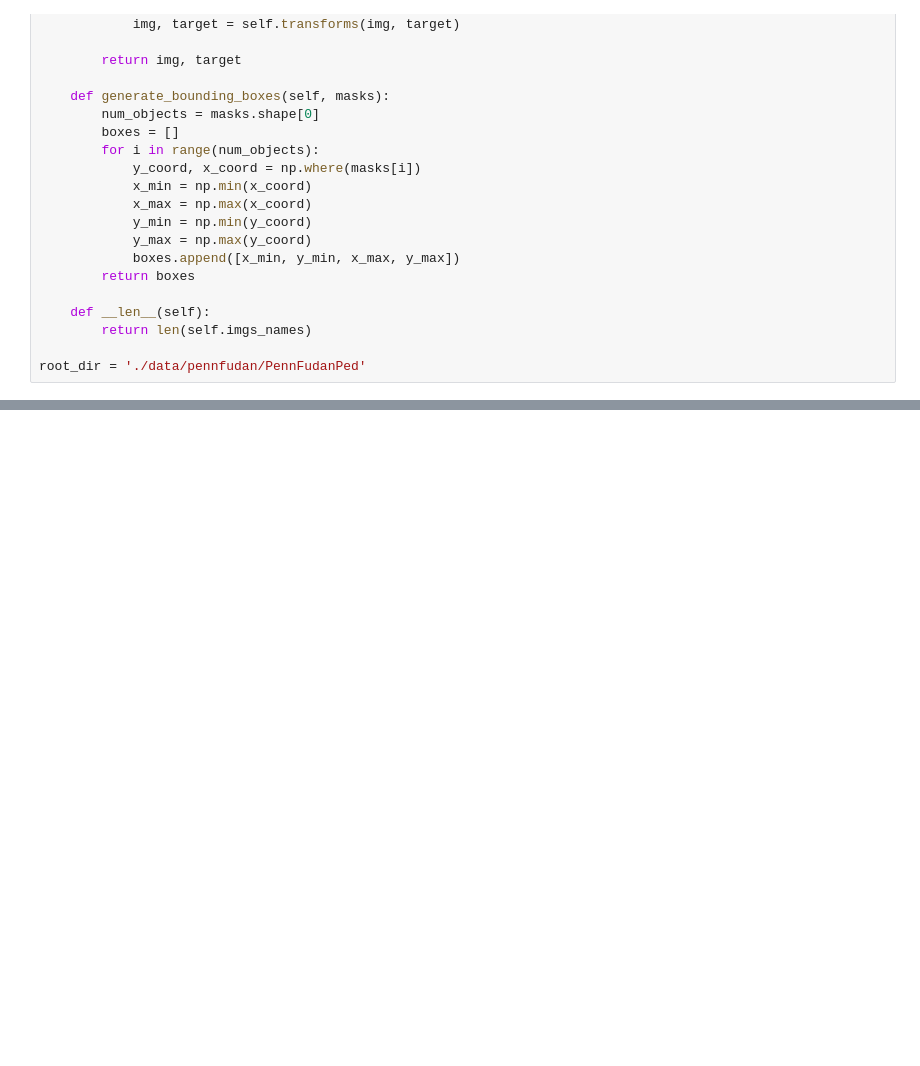
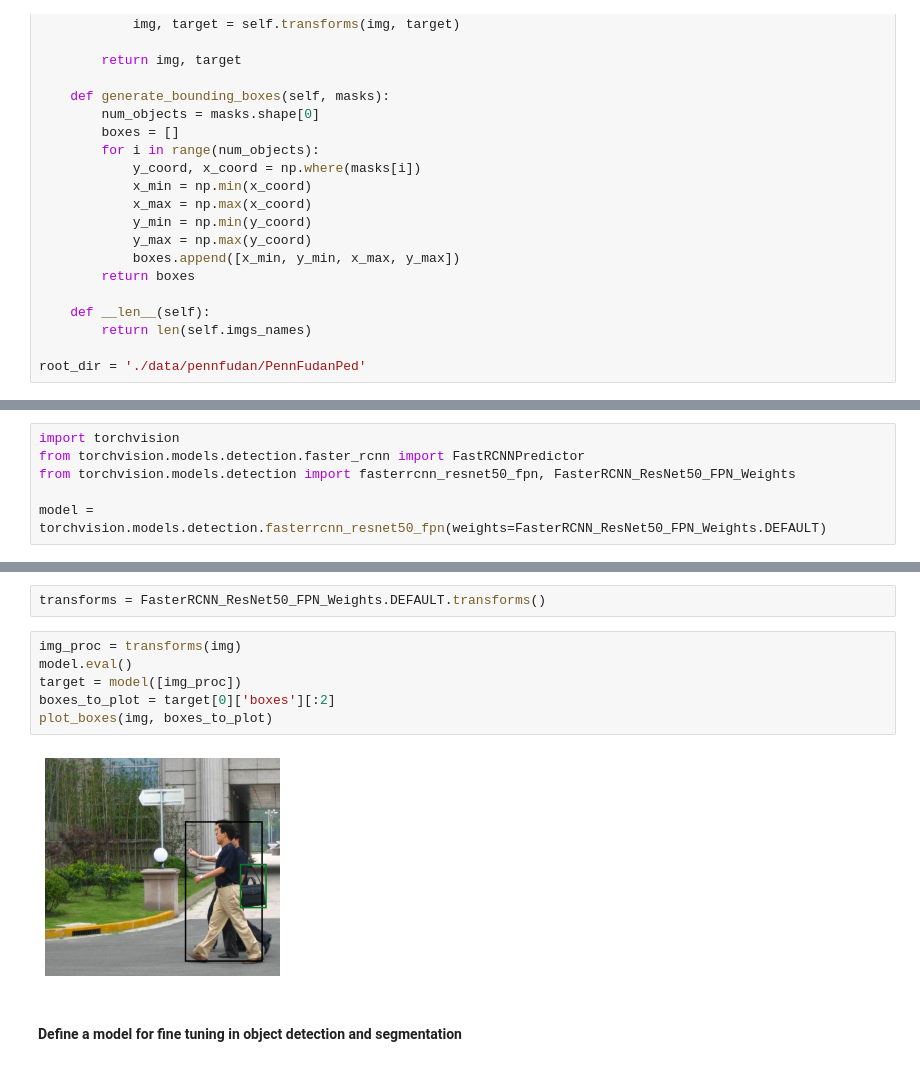
Before and after one commit to dbuos/machine-learning-samples, a Jupyter notebook: detection_segmentation.ipynb, the cells around one changed output, grey strips where cells are left out. Drawn from its saved outputs; the diff is of its cells as text; blank space fills up the shorter version.

```diff
--- a/detection_segmentation.ipynb
+++ b/detection_segmentation.ipynb
@@ -117,0 +122,6 @@ for i in range(target["boxes"].shape[0]):
+# %%
+import torchvision
+from torchvision.models.detection.faster_rcnn import FastRCNNPredictor
+from torchvision.models.detection import fasterrcnn_resnet50_fpn, FasterRCNN_ResNet50_FPN_Weights
+
+model = torchvision.models.detection.fasterrcnn_resnet50_fpn(weights=FasterRCNN_ResNet50_FPN_Weights.DEFAULT)
@@ -117,0 +130,12 @@ for i in range(target["boxes"].shape[0]):
+# %%
+transforms = FasterRCNN_ResNet50_FPN_Weights.DEFAULT.transforms()
+# %%
+img_proc = transforms(img)
+model.eval()
+target = model([img_proc])
+boxes_to_plot = target[0]['boxes'][:2]
+plot_boxes(img, boxes_to_plot)
+# %% [output]
+[figure, added]
+# %% [markdown]
+#### Define a model for fine tuning in object detection and segmentation
```
Also changed, not shown: parts of 10 cells of this notebook, 2 other files.
